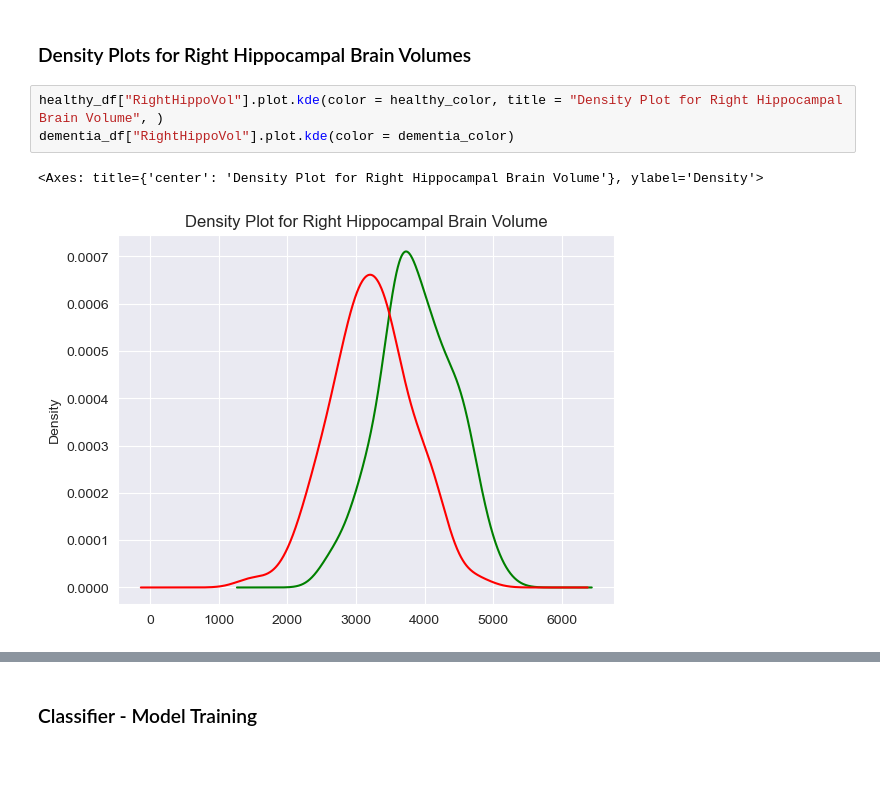
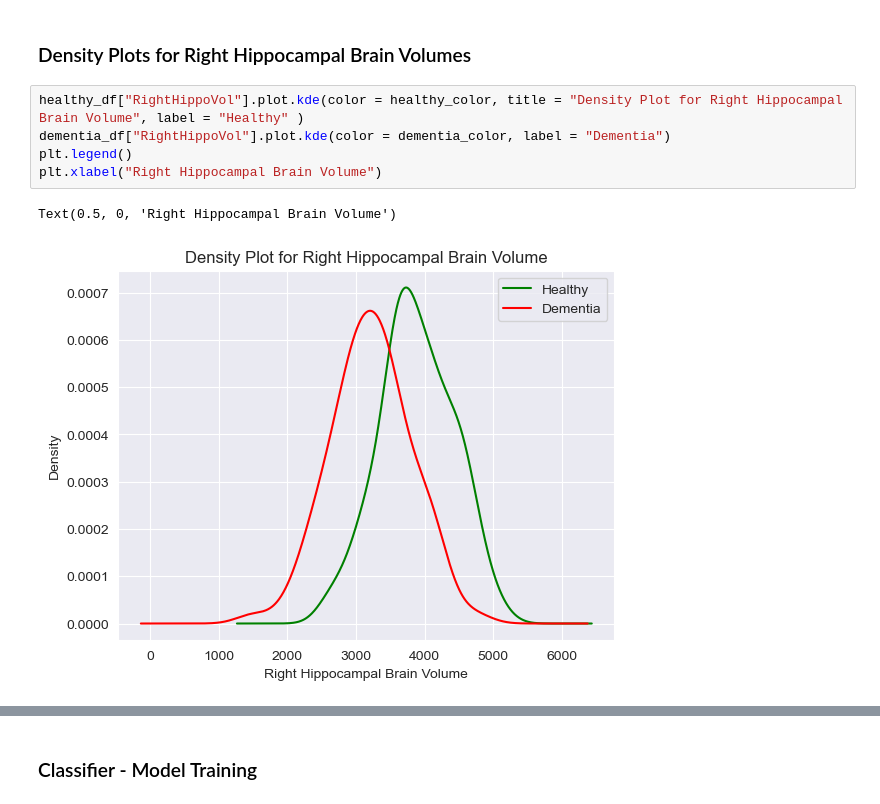
Before and after one commit to pmehta17/Homework-1-Getting-Started-with-Probability, a Jupyter notebook: HW1.ipynb, the cells around one changed output, grey strips where cells are left out. Cells and saved outputs as stored; diff of their text form; blank space fills up the shorter version.

```diff
--- a/HW1.ipynb
+++ b/HW1.ipynb
@@ -163,8 +135,10 @@ No artists with labels found to put in legend.  Note that artists whose label st
 # %% [markdown]
 ### Density Plots for Right Hippocampal Brain Volumes
 # %%
-healthy_df["RightHippoVol"].plot.kde(color = healthy_color, title = "Density Plot for Right Hippocampal Brain Volume", )
-dementia_df["RightHippoVol"].plot.kde(color = dementia_color)
+healthy_df["RightHippoVol"].plot.kde(color = healthy_color, title = "Density Plot for Right Hippocampal Brain Volume", label = "Healthy" )
+dementia_df["RightHippoVol"].plot.kde(color = dementia_color, label = "Dementia")
+plt.legend()
+plt.xlabel("Right Hippocampal Brain Volume")
 # %% [output]
-<Axes: title={'center': 'Density Plot for Right Hippocampal Brain Volume'}, ylabel='Density'>
+Text(0.5, 0, 'Right Hippocampal Brain Volume')
-[figure, old version]
+[figure, new version]
```
Also changed, not shown: parts of 12 cells of this notebook.
